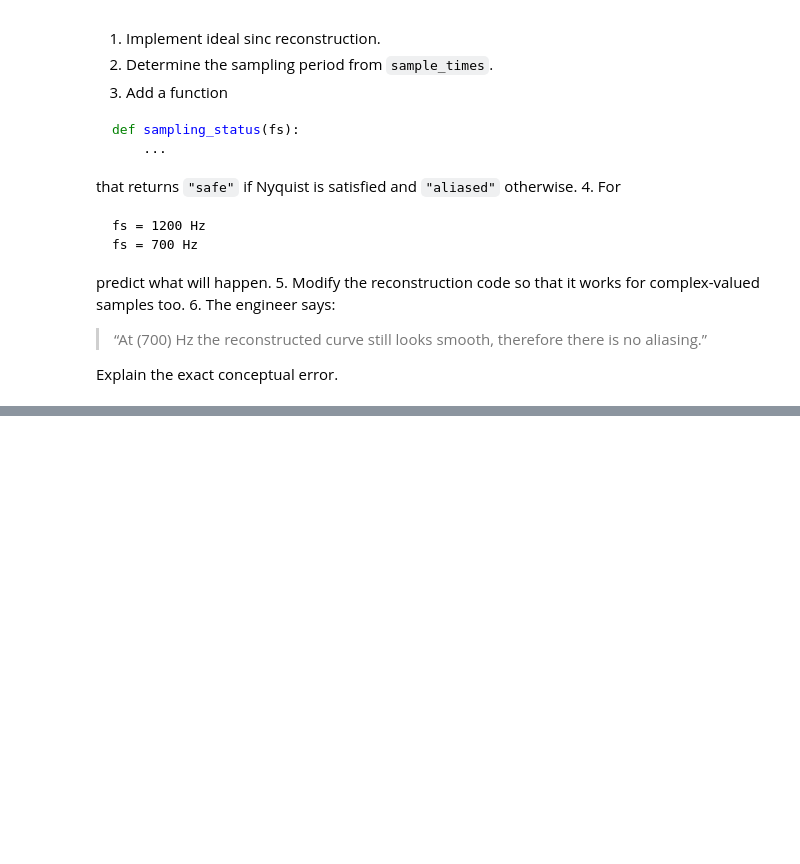
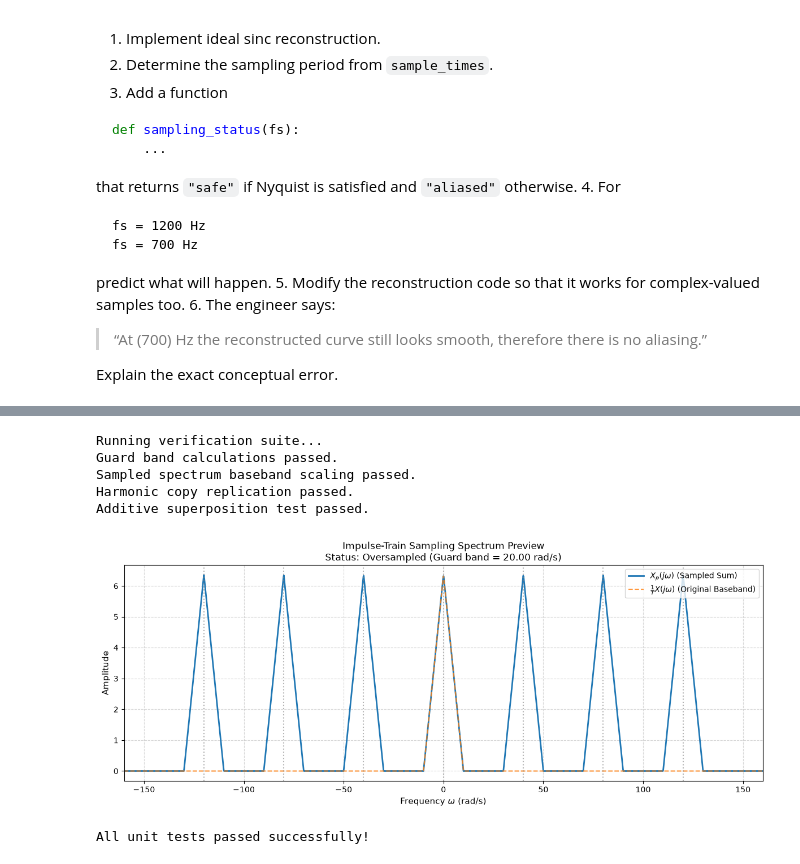
Before and after one commit to mehedihasankanon/CSE-Sessional-Coursework_Level-2, a Jupyter notebook: Term-2/CSE220/Prep/Sampling_Lab_Practice/gpt_prac.ipynb, the cells around one changed output, grey strips where cells are left out. Saved outputs shown, nothing was run; the diff lists cells and outputs as text; code cells hidden in the pictures; blank space fills up the shorter version.

```diff
--- a/Term-2/CSE220/Prep/Sampling_Lab_Practice/gpt_prac.ipynb
+++ b/Term-2/CSE220/Prep/Sampling_Lab_Practice/gpt_prac.ipynb
@@ -143,0 +461,10 @@ Instead of running nested Python `for` loops to place a centered sinc pulse over
+# %%
+run_tests()
+# %% [output]
+Running verification suite...
+Guard band calculations passed.
+Sampled spectrum baseband scaling passed.
+Harmonic copy replication passed.
+Additive superposition test passed.
+[figure, added]
+All unit tests passed successfully!
```
Also changed, not shown: parts of 11 cells of this notebook, 1 other file.
